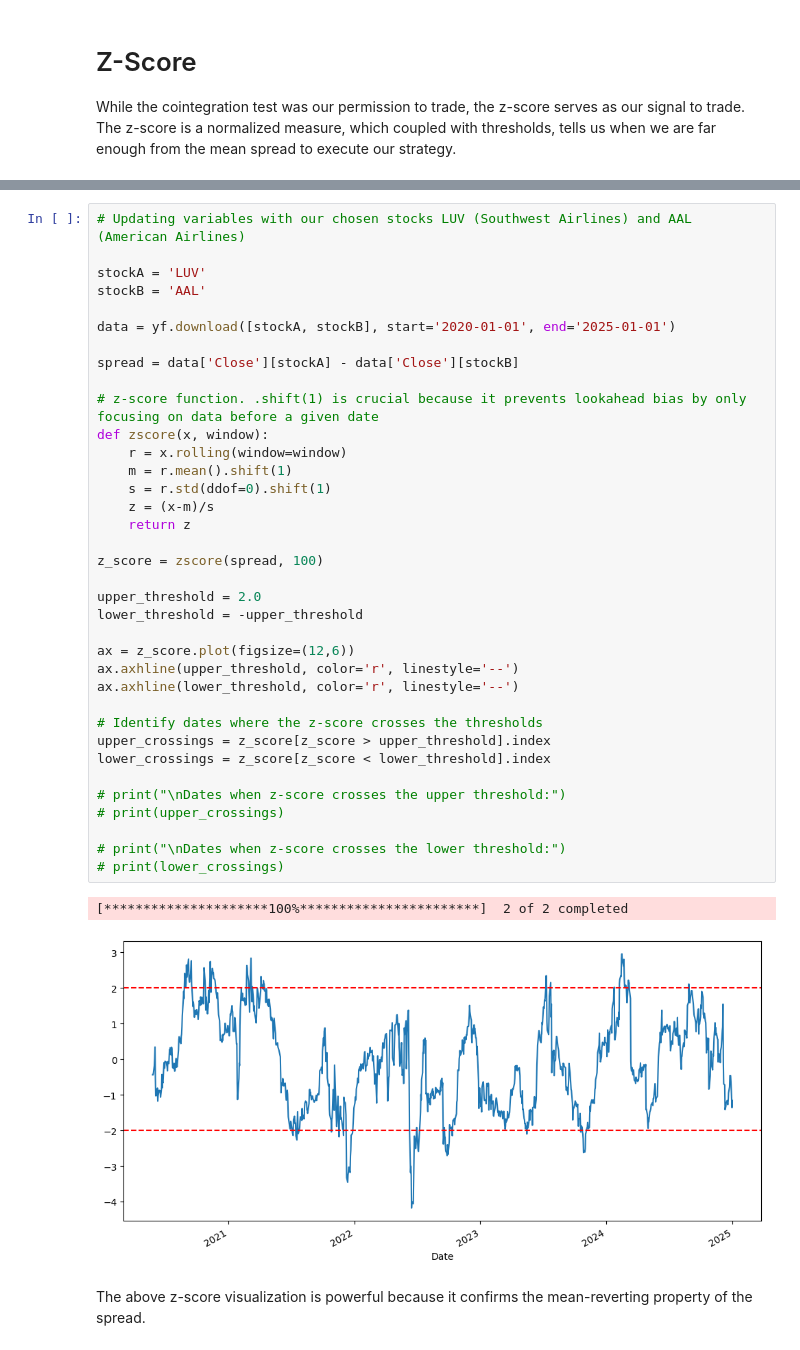
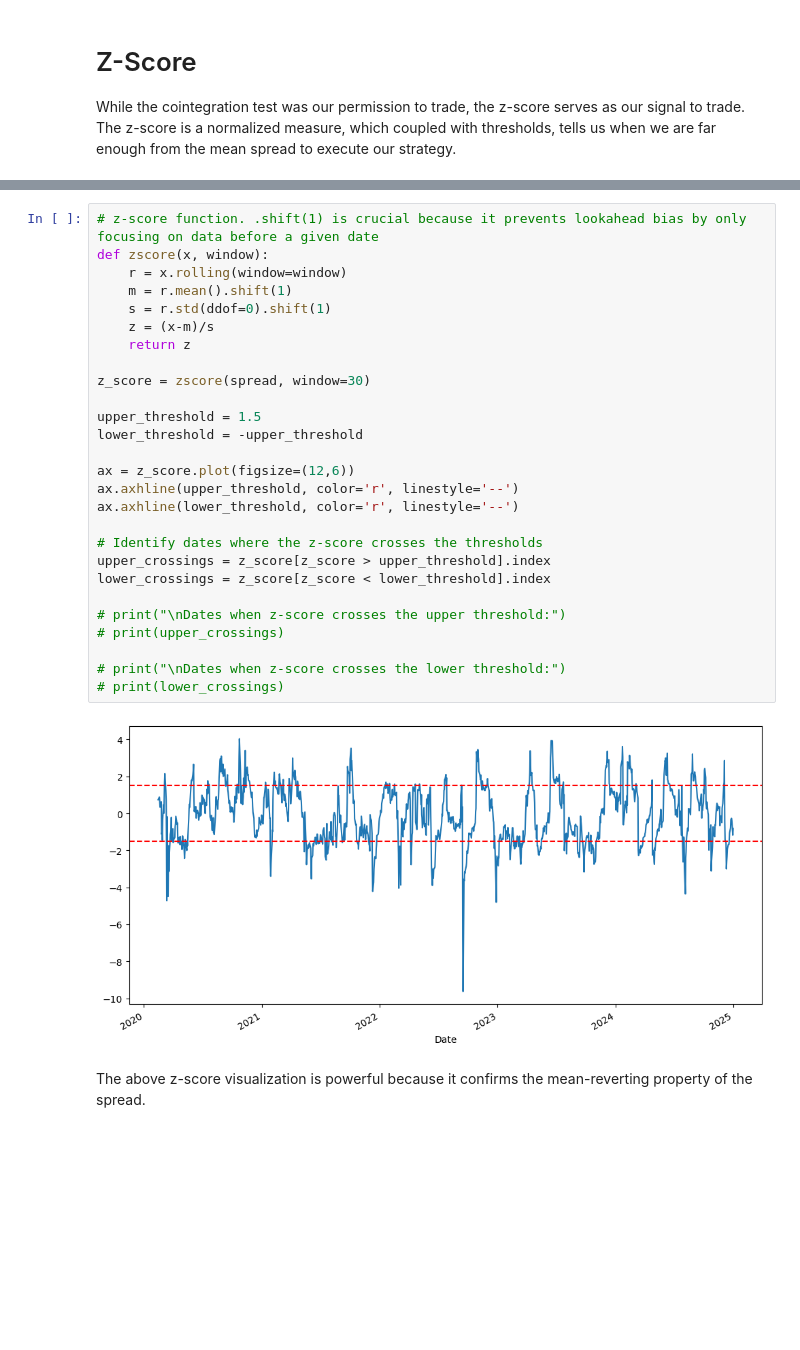
Before and after one commit to eleubner02/01-Stat-Arb-Pairs-Trading, a Jupyter notebook: notebooks/pairs_trading_analysis_v1.ipynb, the cells around one changed output, grey strips where cells are left out. Cells and saved outputs as stored; diff of their text form; blank space fills up the shorter version.

```diff
--- a/notebooks/pairs_trading_analysis_v1.ipynb
+++ b/notebooks/pairs_trading_analysis_v1.ipynb
@@ -187,42 +196,32 @@ While the cointegration test was our permission to trade, the z-score serves as
 # %%
-# Updating variables with our chosen stocks LUV (Southwest Airlines) and AAL (American Airlines)
-
-stockA = 'LUV'
-stockB = 'AAL'
-
-data = yf.download([stockA, stockB], start='2020-01-01', end='2025-01-01')
-
-spread = data['Close'][stockA] - data['Close'][stockB]
-
 # z-score function. .shift(1) is crucial because it prevents lookahead bias by only focusing on data before a given date
 def zscore(x, window):
     r = x.rolling(window=window)
     m = r.mean().shift(1)
     s = r.std(ddof=0).shift(1)
     z = (x-m)/s
     return z
 
-z_score = zscore(spread, 100)
+z_score = zscore(spread, window=30)
 
-upper_threshold = 2.0
+upper_threshold = 1.5
 lower_threshold = -upper_threshold
 
 ax = z_score.plot(figsize=(12,6))
 ax.axhline(upper_threshold, color='r', linestyle='--')
 ax.axhline(lower_threshold, color='r', linestyle='--')
 
 # Identify dates where the z-score crosses the thresholds
 upper_crossings = z_score[z_score > upper_threshold].index
 lower_crossings = z_score[z_score < lower_threshold].index
 
 # print("\nDates when z-score crosses the upper threshold:")
 # print(upper_crossings)
 
 # print("\nDates when z-score crosses the lower threshold:")
 # print(lower_crossings)
 # %% [output]
-[*********************100%***********************]  2 of 2 completed
-[figure, old version]
+[figure, new version]
 # %% [markdown]
 The above z-score visualization is powerful because it confirms the mean-reverting property of the spread.
 # %% [markdown]
```
Also changed, not shown: parts of 10 cells of this notebook.
